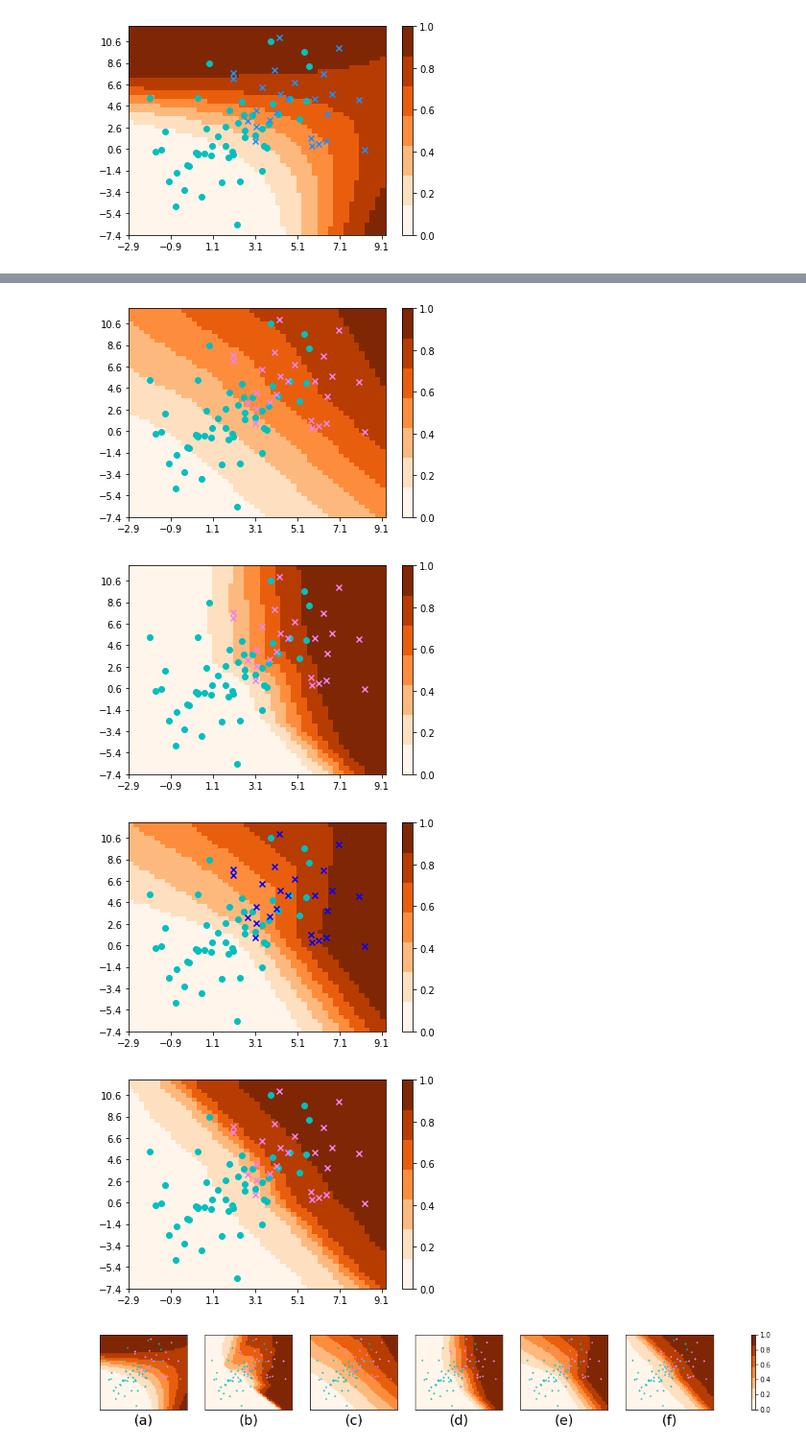
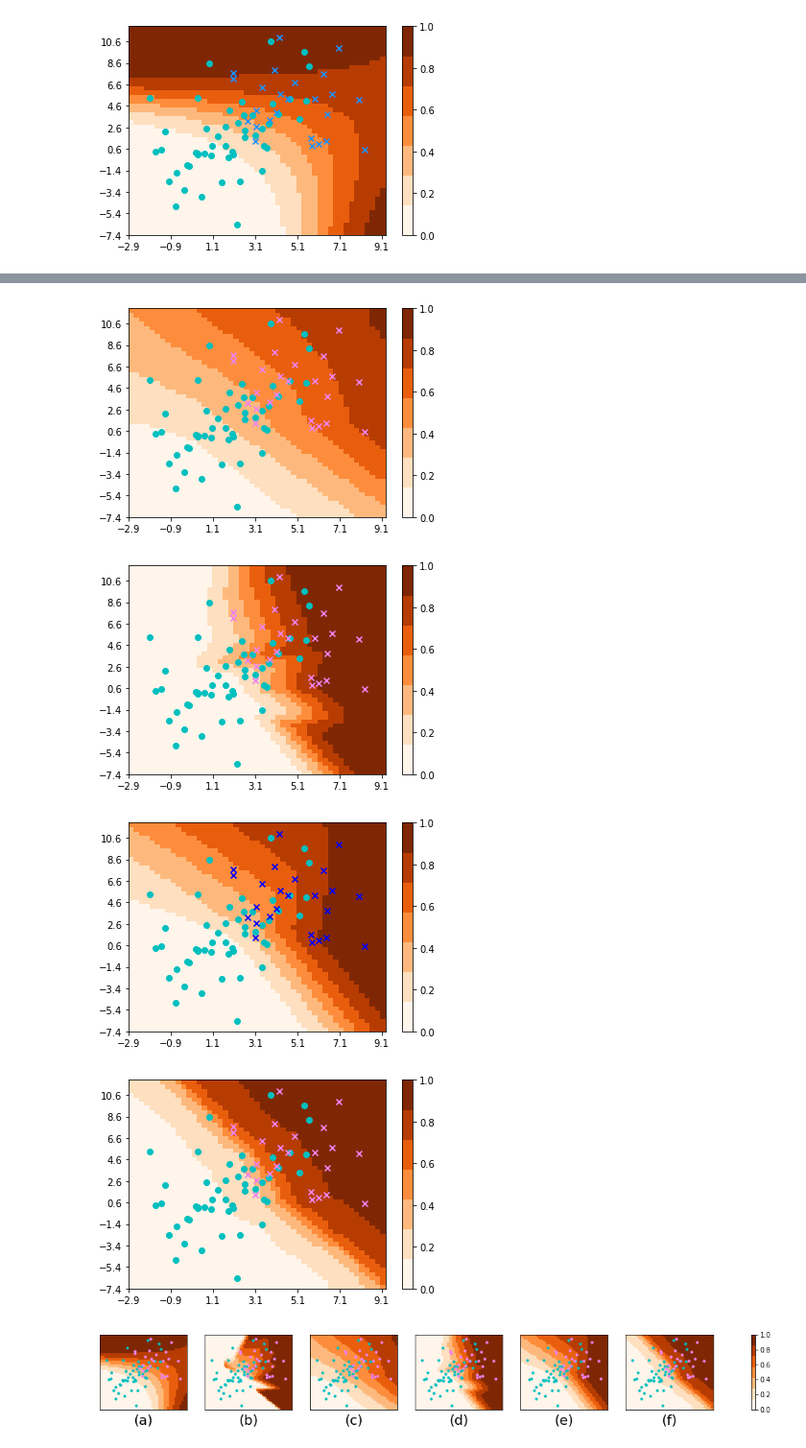
Before and after one commit to w86763777/pytorch-gan-collections, a Jupyter notebook: vis_value_surface.ipynb, the cells around one changed output, grey strips where cells are left out. Shown: that part at 96% size. Saved outputs shown, nothing was run; the diff lists cells and outputs as text; code cells hidden in the pictures.

Commit message:
backup visualization

```diff
--- a/vis_value_surface.ipynb
+++ b/vis_value_surface.ipynb
@@ -41,9 +42,9 @@ class MLP(nn.Module):
     def __init__(self):
         super().__init__()
         self.main = nn.Sequential(
-            nn.Linear(2, 64),
+            nn.Linear(2, 512),
             nn.ReLU(),
-            nn.Linear(64, 1),
+            nn.Linear(512, 1),
         )
 
     def forward(self, x):
@@ -54,9 +55,9 @@ class SNMLP(nn.Module):
     def __init__(self):
         super().__init__()
         self.main = nn.Sequential(
-            torch.nn.utils.spectral_norm(nn.Linear(2, 64)),
+            torch.nn.utils.spectral_norm(nn.Linear(2, 512)),
             nn.ReLU(),
-            torch.nn.utils.spectral_norm(nn.Linear(64, 1)),
+            torch.nn.utils.spectral_norm(nn.Linear(512, 1)),
         )
 
     def forward(self, x):
@@ -67,9 +68,9 @@ class GNMLP(nn.Module):
     def __init__(self):
         super().__init__()
         self.main = GradNorm(
-            nn.Linear(2, 64),
+            nn.Linear(2, 512),
             nn.ReLU(),
-            nn.Linear(64, 1),
+            nn.Linear(512, 1),
         )
 
     def forward(self, x):
@@ -281,7 +286,7 @@ plt.xticks(np.arange(x_min, x_max, 2.0))
 plt.yticks(np.arange(y_min, y_max, 2.0))
 plt.show()
 # %% [output]
-[figure, old version]
+[figure, new version]
 # %%
 set_seed(0)
 alpha = 1
@@ -327,7 +332,7 @@ plt.xticks(np.arange(x_min, x_max, 2.0))
 plt.yticks(np.arange(y_min, y_max, 2.0))
 plt.show()
 # %% [output]
-[figure, old version]
+[figure, new version]
 # %%
 set_seed(0)
 net_sn = SNMLP().to(device)
@@ -372,7 +377,7 @@ plt.xticks(np.arange(x_min, x_max, 2.0))
 plt.yticks(np.arange(y_min, y_max, 2.0))
 plt.show()
 # %% [output]
-[figure, old version]
+[figure, new version]
 # %%
 set_seed(0)
 net_gn = GNMLP().to(device)
@@ -416,29 +421,29 @@ plt.xticks(np.arange(x_min, x_max, 2.0))
 plt.yticks(np.arange(y_min, y_max, 2.0))
 plt.show()
 # %% [output]
-[figure, old version]
+[figure, new version]
 # %%
 fig, axs = plt.subplots(1, 6, figsize=(20, 2))
 
 probs = [
     (opt_prob, '(a)'),
     (probs_gan, '(b)'),
     (probs_gp0, '(c)'),
     (probs_gp1, '(d)'),
     (probs_sn, '(e)'),
     (probs_gn, '(f)'),
 ]
 
 for i, ax in enumerate(axs.flat):
     pcm = ax.pcolormesh(mesh_x, mesh_y, probs[i][0], cmap=cmap, vmin=0, vmax=1)
-    ax.scatter(xs1, ys1, marker='o', c='c', s=2)
-    ax.scatter(xs2, ys2, marker='x', c='violet', s=2)
+    ax.scatter(xs1, ys1, marker='o', c='c', s=10)
+    ax.scatter(xs2, ys2, marker='o', c='violet', s=10)
 #     ax.set_xticks(np.arange(x_min, x_max, 2.0))
 #     ax.set_yticks(np.arange(y_min, y_max, 2.0))
     ax.set_xticks([])
     ax.set_yticks([])
     ax.set_title(probs[i][1], y=-0.25, fontsize=20)
 fig.colorbar(pcm, ax=axs)
 plt.show()
 # %% [output]
-[figure, old version]
+[figure, new version]
```
Also changed, not shown: parts of 4 cells of this notebook, 5 other files.
